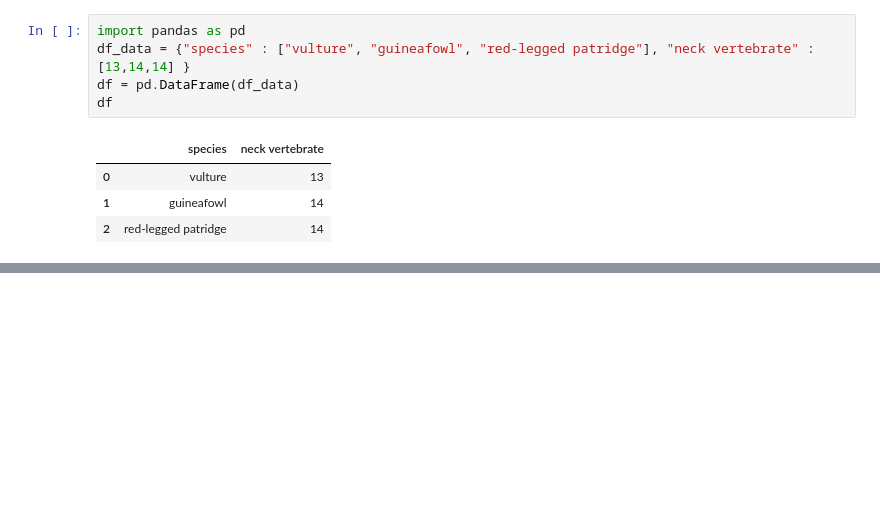
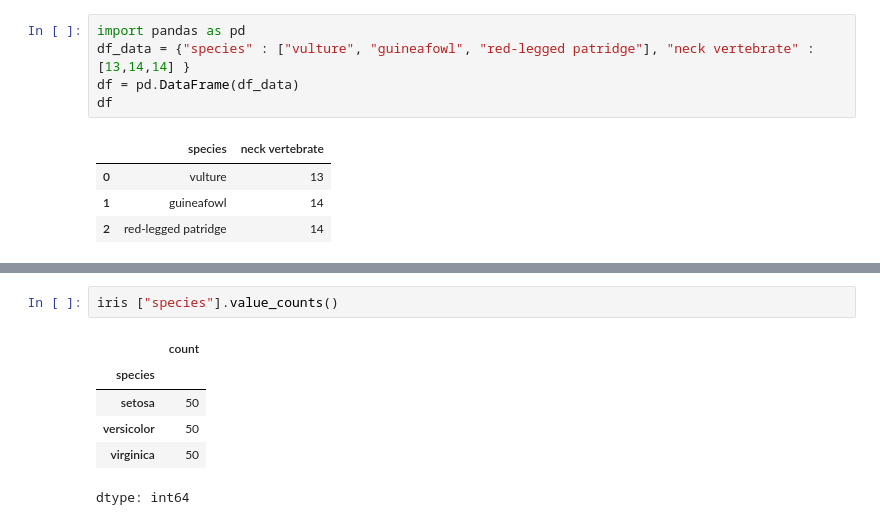
Before and after one commit to DavidZD5/Mineria-de-datos, a Jupyter notebook: MineriaDatos.ipynb, the cells around one changed output, grey strips where cells are left out. Cells and saved outputs as stored; diff of their text form; blank space fills up the shorter version.

```diff
--- a/MineriaDatos.ipynb
+++ b/MineriaDatos.ipynb
@@ -1759,0 +1767,9 @@ df
+# %%
+iris ["species"].value_counts()
+# %% [output]
+|  | count |
+| species |  |
+| setosa | 50 |
+| versicolor | 50 |
+| virginica | 50 |
+dtype: int64
```
Also changed, not shown: parts of 4 cells of this notebook.
